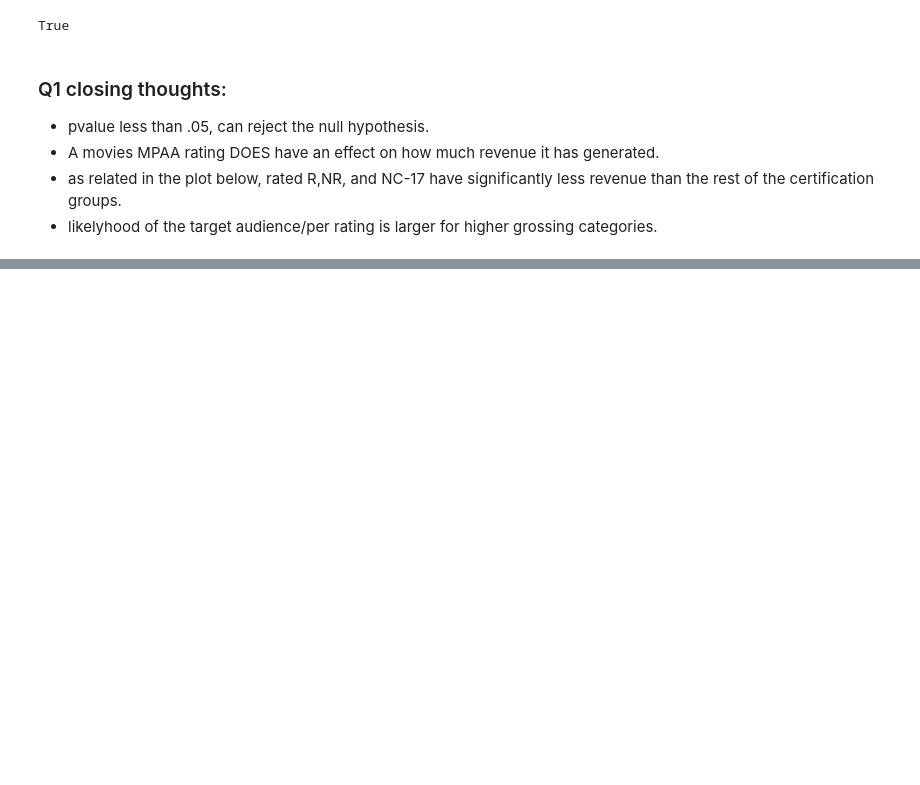
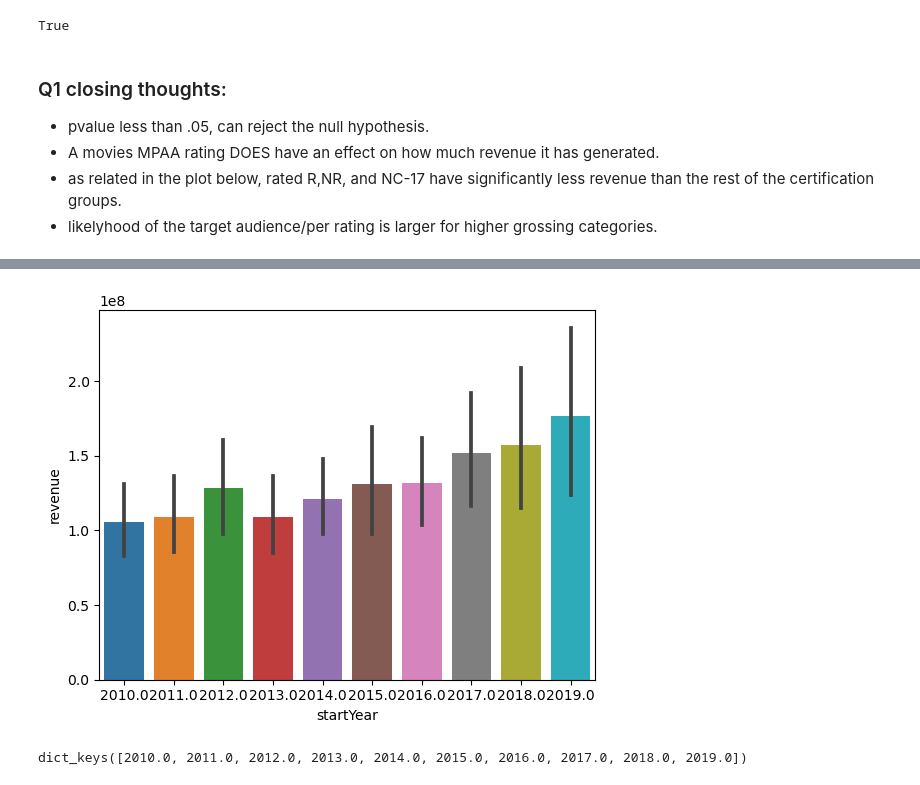
Before and after one commit to clovestad/Movie_Ratings, a Jupyter notebook: part_4/Part_4-Hypothesis_Testing.ipynb, the cells around one changed output, grey strips where cells are left out. Cells and saved outputs as stored; diff of their text form; code cells hidden in the pictures; blank space fills up the shorter version.

```diff
--- a/part_4/Part_4-Hypothesis_Testing.ipynb
+++ b/part_4/Part_4-Hypothesis_Testing.ipynb
@@ -257,0 +248,18 @@ True
+# %%
+
+sns.barplot(data=df, x='startYear',y='revenue', dodge=True);
+# %% [output]
+[figure, added]
+# %%
+## Create groups dictionary.
+groups = {}
+## Loop through all unique categories
+for i in df['startYear'].unique():
+    ## Get series for group and rename
+    data = df.loc[df['startYear']==i,'revenue'].copy()
+
+    # save into the dictionary
+    groups[i] = data
+groups.keys()
+# %% [output]
+dict_keys([2010.0, 2011.0, 2012.0, 2013.0, 2014.0, 2015.0, 2016.0, 2017.0, 2018.0, 2019.0])
```
Also changed, not shown: parts of 41 cells of this notebook, 2 other files.
